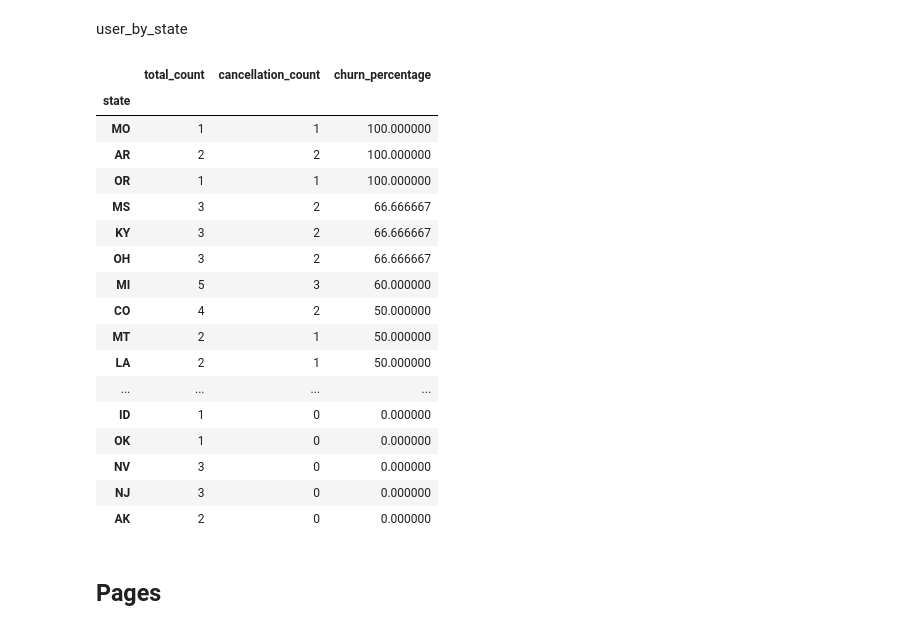
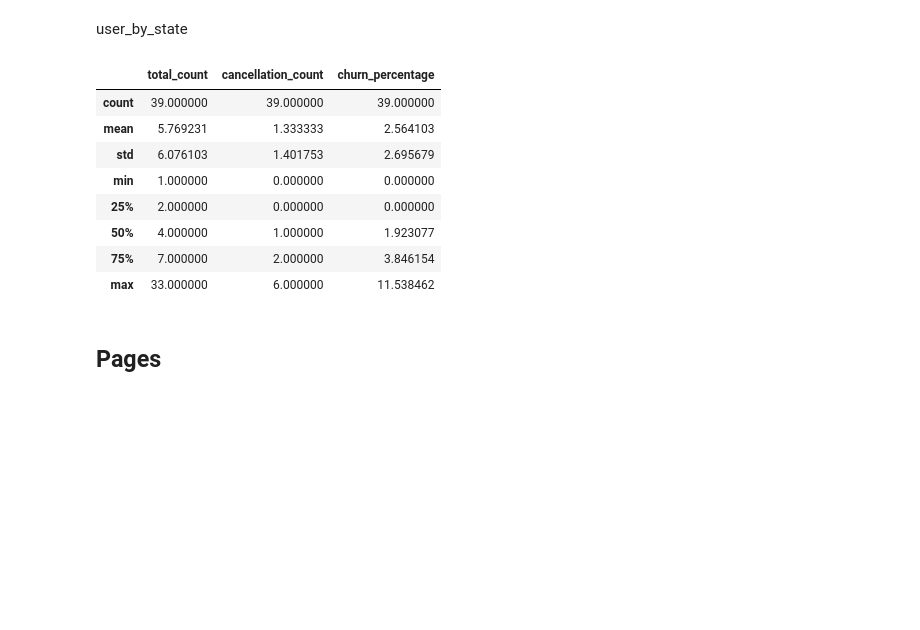
Before and after one commit to fletcherjacob/churn_project, a Jupyter notebook: spotify_churn.ipynb, the cells around one changed output. Saved outputs shown, nothing was run; the diff lists cells and outputs as text; code cells hidden in the pictures; blank space fills up the shorter version.

```diff
--- a/spotify_churn.ipynb
+++ b/spotify_churn.ipynb
@@ -450,38 +460,29 @@ user_by_state
 # %%
 # Calculate Churn Pecentage By State
 def churn_by_state(df):
     grouped_df = df.groupby("state")["count"].agg(
         total_count="sum",
         cancellation_count=lambda x: (x * df.loc[x.index, "cancel_flag"]).sum(),
     )
     grouped_df["churn_percentage"] = (
-        grouped_df["cancellation_count"] / grouped_df["total_count"]
+        grouped_df["cancellation_count"] / grouped_df["cancellation_count"].sum()
     ) * 100
     return grouped_df
 
 
 churn_by_state_df = churn_by_state(user_by_state)
 
-churn_by_state_df.sort_values('churn_percentage',ascending = False)
+churn_by_state_df.sort_values('churn_percentage',ascending = False).describe()
 # %% [output]
 |  | total_count | cancellation_count | churn_percentage |
-| state |  |  |  |
-| MO | 1 | 1 | 100.000000 |
-| AR | 2 | 2 | 100.000000 |
-| OR | 1 | 1 | 100.000000 |
-| MS | 3 | 2 | 66.666667 |
-| KY | 3 | 2 | 66.666667 |
-| OH | 3 | 2 | 66.666667 |
-| MI | 5 | 3 | 60.000000 |
-| CO | 4 | 2 | 50.000000 |
-| MT | 2 | 1 | 50.000000 |
-| LA | 2 | 1 | 50.000000 |
-| ... | ... | ... | ... |
-| ID | 1 | 0 | 0.000000 |
-| OK | 1 | 0 | 0.000000 |
-| NV | 3 | 0 | 0.000000 |
-| NJ | 3 | 0 | 0.000000 |
-| AK | 2 | 0 | 0.000000 |
+| count | 39.000000 | 39.000000 | 39.000000 |
+| mean | 5.769231 | 1.333333 | 2.564103 |
+| std | 6.076103 | 1.401753 | 2.695679 |
+| min | 1.000000 | 0.000000 | 0.000000 |
+| 25% | 2.000000 | 0.000000 | 0.000000 |
+| 50% | 4.000000 | 1.000000 | 1.923077 |
+| 75% | 7.000000 | 2.000000 | 3.846154 |
+| max | 33.000000 | 6.000000 | 11.538462 |
 # %%
 state_heat(
     churn_by_state_df.reset_index(),
```
Also changed, not shown: parts of 45 cells of this notebook.
